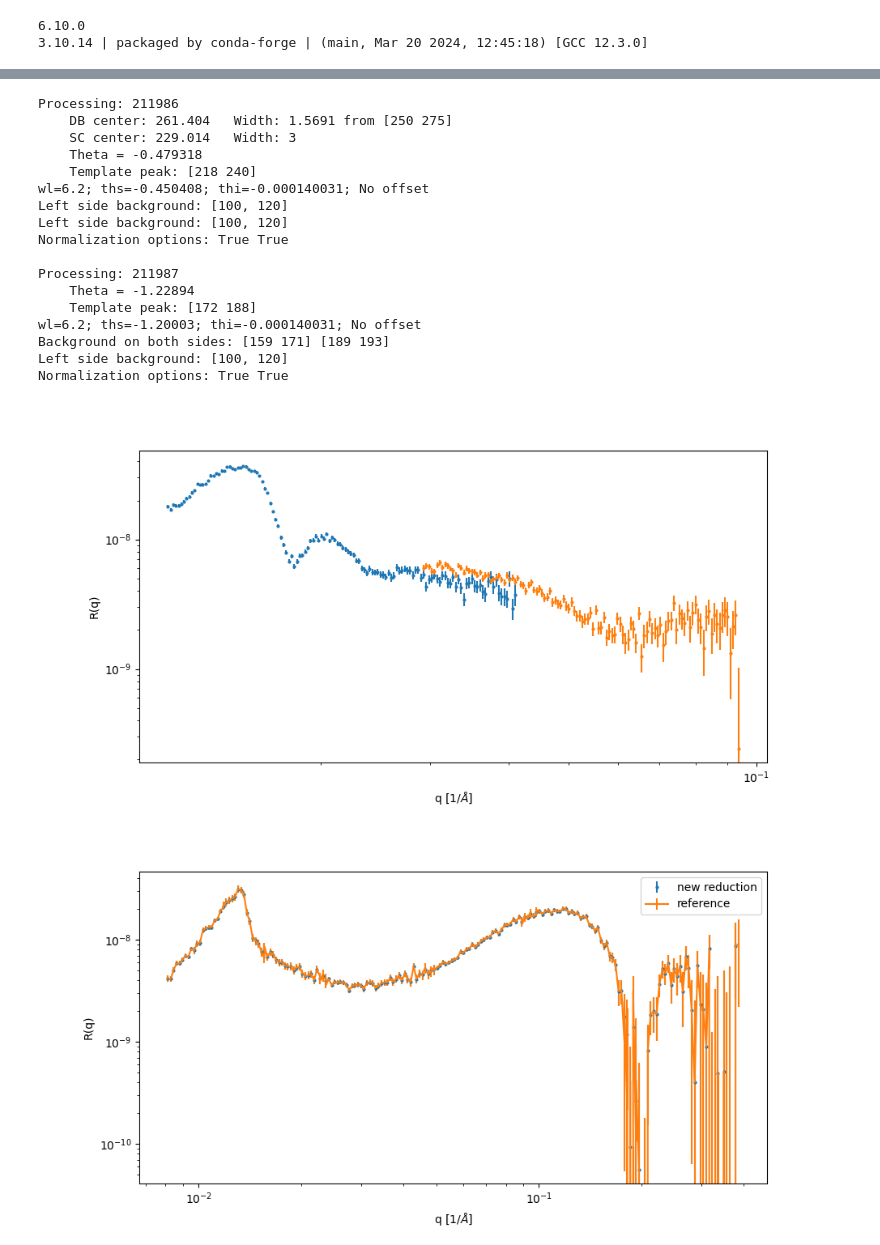
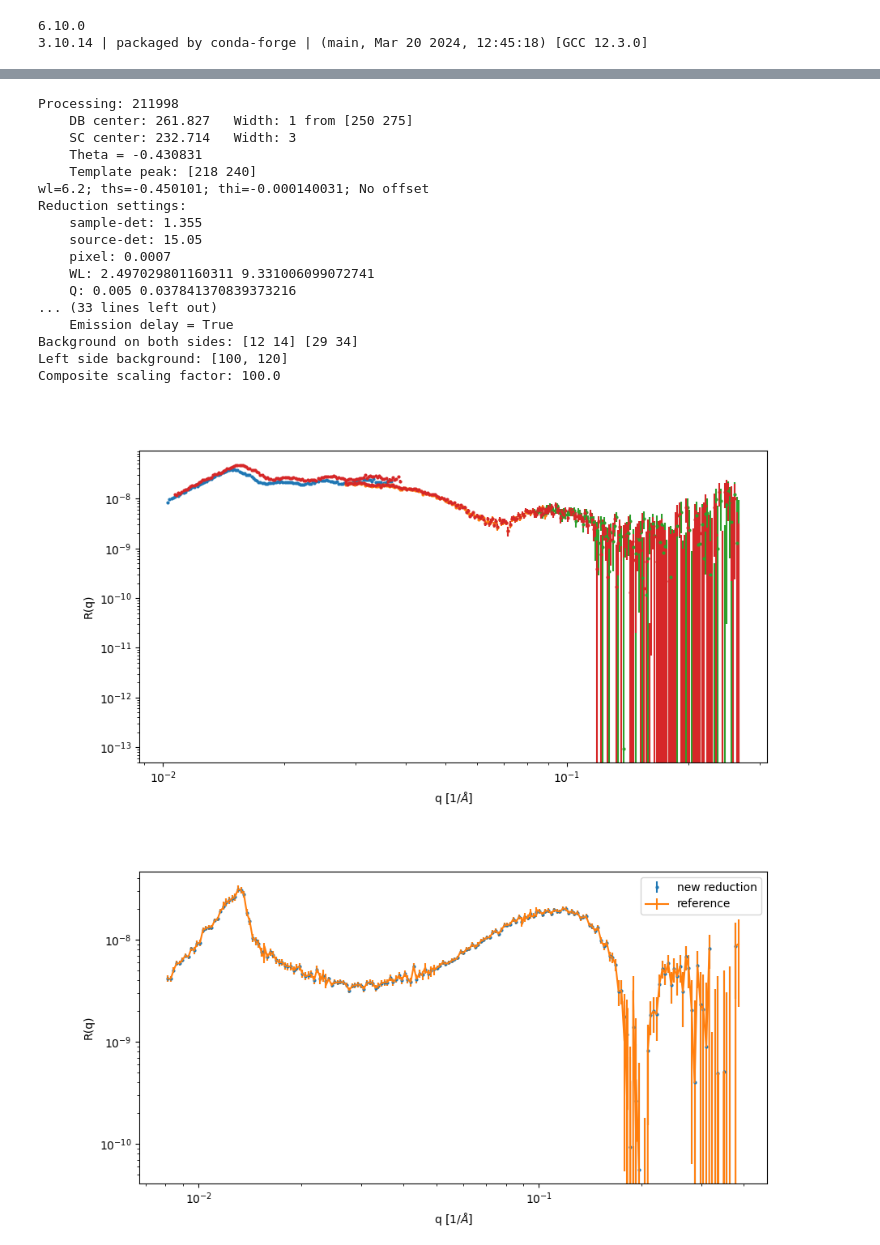
Before and after one commit to neutrons/LiquidsReflectometer, a Jupyter notebook: reduction/notebooks/workflow-fixed-tthd.ipynb, the cells around one changed output, grey strips where cells are left out. Cells and saved outputs as stored; diff of their text form; code cells hidden in the pictures.

```diff
--- a/reduction/notebooks/workflow-fixed-tthd.ipynb
+++ b/reduction/notebooks/workflow-fixed-tthd.ipynb
@@ -81,7 +81,7 @@ seq = 1
 
 run_number = 211906
 
-for i in [211906, 211911]: #, 211916, 211925]:
+for i in [211906, 211911, 211916, 211925]:
     ws = api.Load("REF_L_%s" % i)
     workflow.reduce_fixed_two_theta(ws, template_path, output_dir=data_dir, average_overlap=False,
                                    offset_from_first=False, fixed_offset=None)
@@ -129,60 +127,79 @@ importlib.reload(template)
 
 ipts = 33612
 ipts = 32814
+#ipts = 30101
 
 data_dir = os.path.expanduser('~/git/LiquidsReflectometer/reduction/data')
 template_path = os.path.join(data_dir, 'template.xml')
-template_path = '/SNS/REF_L/IPTS-%s/shared/autoreduce/template_down.xml' % ipts
-
+template_path = '/SNS/REF_L/IPTS-%s/shared/autoreduce/template_down_used_during_expt.xml' % ipts
+template_path = '/SNS/REF_L/IPTS-%s/shared/autoreduce/template_down_new.xml' % ipts
+#template_path = '/SNS/REF_L/IPTS-%s/shared/autoreduce/template_down_211616.xml' % ipts
+template_path = '/SNS/REF_L/IPTS-%s/shared/autoreduce/template_down_212021.xml' % ipts
+#template_path = '/SNS/REF_L/IPTS-%s/shared/autoreduce/template_down_pre_tthd.xml' % ipts
+template_path = '/SNS/REF_L/IPTS-%s/shared/autoreduce/template_down_test.xml' % ipts
 fig, ax = plt.subplots(figsize=(10,5))
 seq = 1
 
 run_number = 211906
-run_number = 211986
+run_number = 211994
+run_number = 211998
+#run_number = 212005
 
-for i in range(run_number, run_number+2):
+for i in range(run_number, run_number+3):
     ws = api.Load("REF_L_%s" % i)
-    workflow.reduce_fixed_two_theta(ws, template_path, output_dir=data_dir, average_overlap=False,
-                                   offset_from_first=True, fixed_offset=None)
+
+    if False:# or seq == 4:
+        workflow.reduce_fixed_two_theta(ws, template_path, output_dir=data_dir, average_overlap=False,
+                                        #offset_from_first=True, fixed_offset=-.1146) Jeehye 1
+                                        offset_from_first=True, fixed_offset=.05)
+    else:
+        workflow.reduce_fixed_two_theta(ws, template_path, output_dir=data_dir, average_overlap=False,
+                                        offset_from_first=True, fixed_offset=None)
     #workflow.reduce(ws, template_path, output_dir=data_dir, pre_cut=1, post_cut=1, average_overlap=False)
 
+
     reduced_path = os.path.join(data_dir, 'REFL_%s_%s_%s_partial.txt' % (run_number, seq, i))
+    if not os.path.isfile(reduced_path):
+        reduced_path = os.path.join(data_dir, 'REFL_%s_%s_%s_partial.txt' % (i, 4, i))
+        print("trying ", reduced_path)
+
     if os.path.isfile(reduced_path):
         _refl = np.loadtxt(reduced_path).T
         plt.errorbar(_refl[0], _refl[1]*_refl[0]**4, yerr=_refl[2]*_refl[0]**4, markersize=4, marker='.', linestyle='', label='new reduction')
 
     seq += 1
 
-if False:
+
+if True:
     reduced_path = '/SNS/REF_L/IPTS-%s/shared/autoreduce/REFL_%s_combined_data_auto.txt' % (ipts, run_number)
     _refl = np.loadtxt(reduced_path).T
     plt.errorbar(_refl[0], _refl[1]*_refl[0]**4, yerr=_refl[2]*_refl[0]**4, markersize=4, marker='.', linestyle='', label='auto-reduction')
 
 
 plt.xlabel('q [$1/\AA$]')
 plt.ylabel('R(q)')
 ax.set_yscale('log')
 ax.set_xscale('log')
 plt.show()
 # %% [output]
-Processing: 211986
-    DB center: 261.404   Width: 1.5691 from [250 275]
-    SC center: 229.014   Width: 3
-    Theta = -0.479318
+Processing: 211998
+    DB center: 261.827   Width: 1 from [250 275]
+    SC center: 232.714   Width: 3
+    Theta = -0.430831
     Template peak: [218 240]
-wl=6.2; ths=-0.450408; thi=-0.000140031; No offset
+wl=6.2; ths=-0.450101; thi=-0.000140031; No offset
+Reduction settings:
+    sample-det: 1.355
+    source-det: 15.05
+    pixel: 0.0007
+    WL: 2.497029801160311 9.331006099072741
+    Q: 0.005 0.037841370839373216
+... (33 lines left out)
+    Emission delay = True
+Background on both sides: [12 14] [29 34]
 Left side background: [100, 120]
-Left side background: [100, 120]
-Normalization options: True True
-
-Processing: 211987
-    Theta = -1.22894
-    Template peak: [172 188]
-wl=6.2; ths=-1.20003; thi=-0.000140031; No offset
-Background on both sides: [159 171] [189 193]
-Left side background: [100, 120]
-Normalization options: True True
+Composite scaling factor: 100.0
-[figure, old version]
+[figure, new version]
 # %%
 reduced_path = os.path.join(data_dir, 'reference_rq.txt')
 if os.path.isfile(reduced_path):
```
Also changed, not shown: parts of 2 cells of this notebook, 22 other files.
